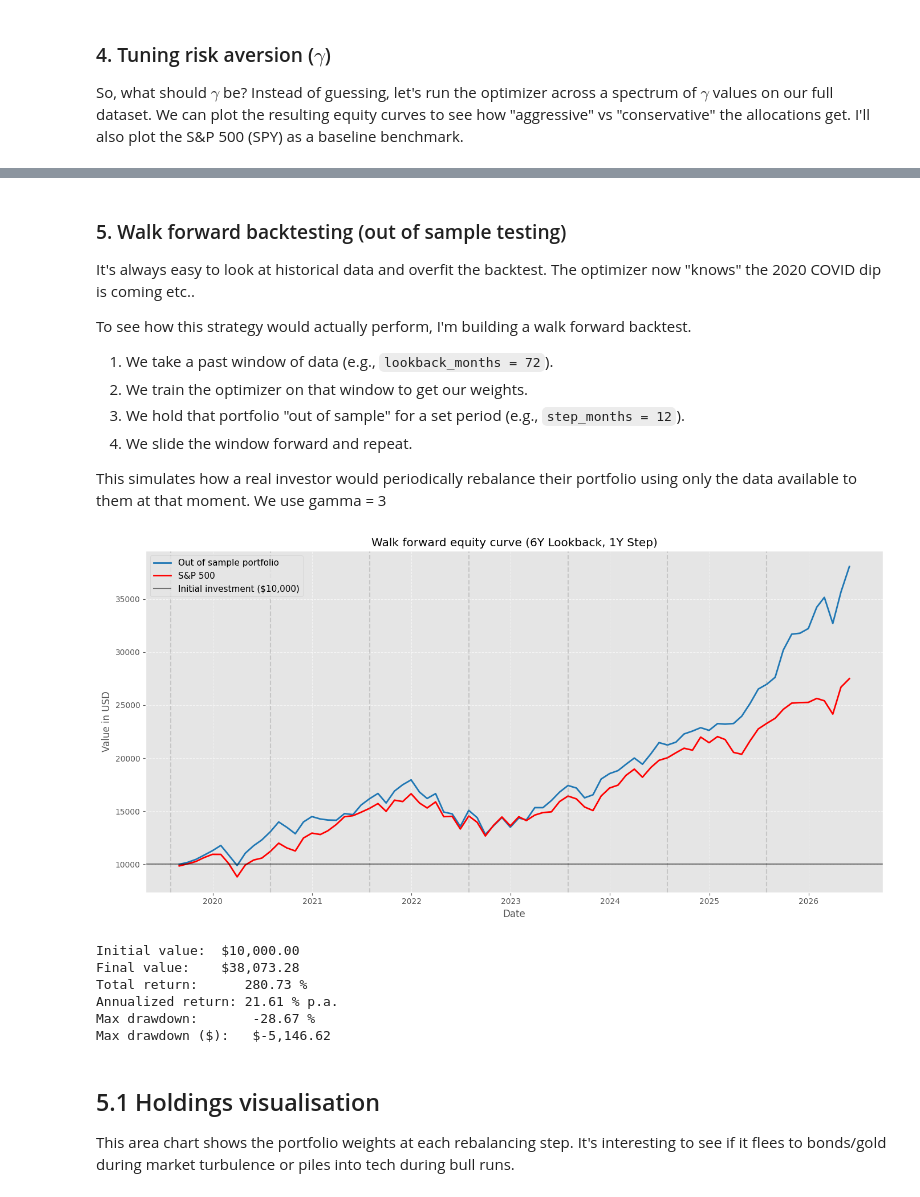
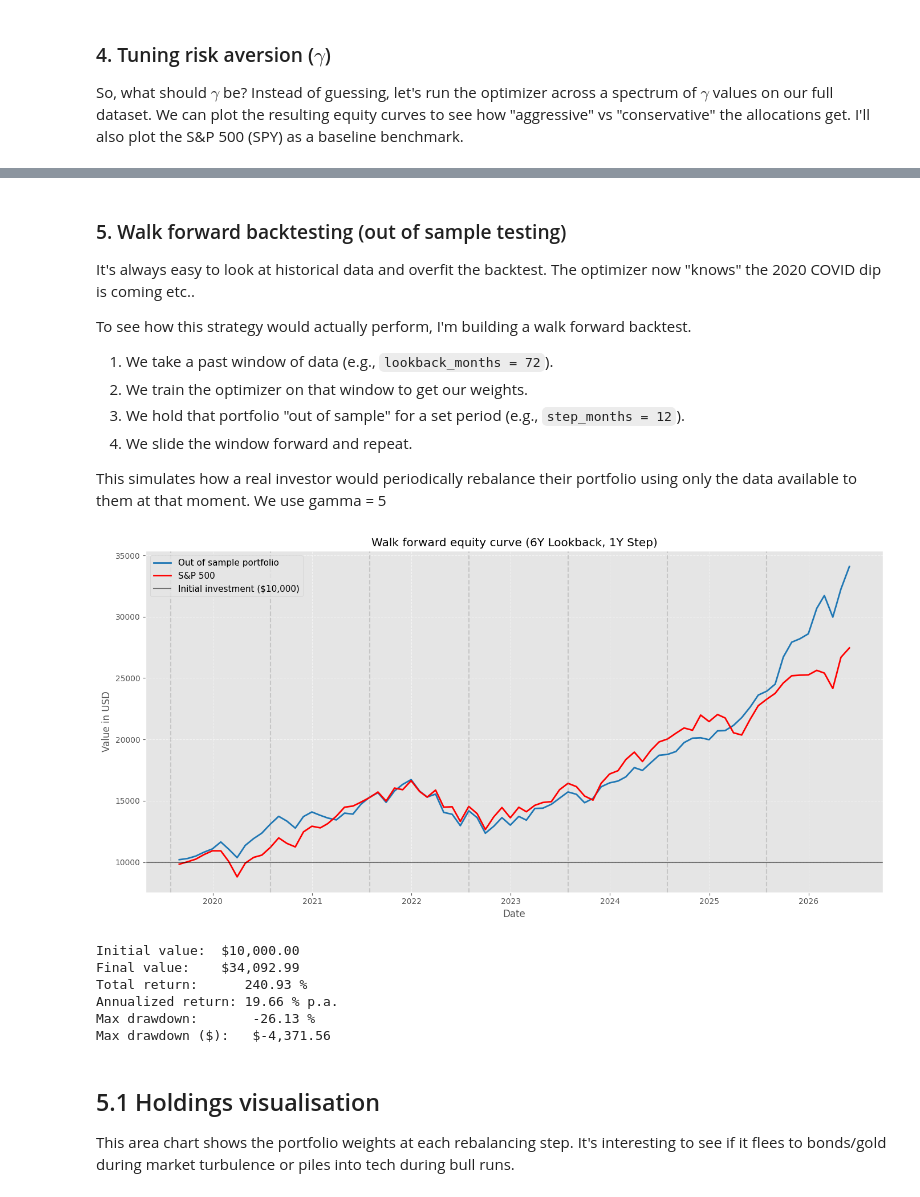
Before and after one commit to JanMatyas57/portfolio_optimization, a Jupyter notebook: portolio_alocation.ipynb, the cells around one changed output, grey strips where cells are left out. Drawn from its saved outputs; the diff is of its cells as text; code cells hidden in the pictures.

```diff
--- a/portolio_alocation.ipynb
+++ b/portolio_alocation.ipynb
@@ -407,7 +407,7 @@ To see how this strategy would actually perform, I'm building a walk forward bac
 3. We hold that portfolio "out of sample" for a set period (e.g., `step_months = 12`).
 4. We slide the window forward and repeat.
 
-This simulates how a real investor would periodically rebalance their portfolio using only the data available to them at that moment. We use gamma = 3
+This simulates how a real investor would periodically rebalance their portfolio using only the data available to them at that moment. We use gamma = 5
 # %%
 
 lookback_months = 72
@@ -437,7 +437,7 @@ for start_idx in range(0, total_months - lookback_months, step_months):
 
     rebalance_date = train_data.index[-1]
 
-    weights = get_optimal_weights(train_data, gamma=3)
+    weights = get_optimal_weights(train_data, gamma=5)
 
     #saving for later
     rebalance_records.append(pd.Series(weights, index=monthly_returns.columns, name=rebalance_date))
@@ -469,40 +469,40 @@ for r_date in [record.name for record in rebalance_records]:
 
 plt.axhline(y=initial_investment, color='black', linestyle='-', alpha=0.5, label='Initial investment ($10,000)')
 
 
 plt.title(f'Walk forward equity curve ({lookback_months // 12}Y Lookback, 1Y Step)')
 plt.xlabel('Date', fontsize=12)
 plt.ylabel('Value in USD', fontsize=12)
 plt.grid(True, linestyle='--', alpha=0.6)
 plt.legend(loc='upper left', fontsize=11)
 plt.tight_layout()
 
 plt.show()
 
 
 final_value = equity_curve.iloc[-1]
 total_return_pct = ((final_value / initial_investment) - 1) * 100
 annualized_return = ((final_value / initial_investment) ** (1 / (len(oos_series) / 12)) - 1) * 100
 peak = equity_curve.cummax()
 drawdown = (equity_curve - peak) / peak
 
 max_drawdown_pct = drawdown.min() * 100
 max_drawdown_value = (equity_curve - peak).min()
 
 print(f"Initial value:  ${initial_investment:,.2f}")
 print(f"Final value:    ${final_value:,.2f}")
 print(f"Total return:      {total_return_pct:.2f} %")
 print(f"Annualized return: {annualized_return:.2f} % p.a.")
 print(f"Max drawdown:       {max_drawdown_pct:.2f} %")
 print(f"Max drawdown ($):   ${max_drawdown_value:,.2f}")
 # %% [output]
-[figure, old version]
+[figure, new version]
 Initial value:  $10,000.00
-Final value:    $38,073.28
-Total return:      280.73 %
-Annualized return: 21.61 % p.a.
-Max drawdown:       -28.67 %
-Max drawdown ($):   $-5,146.62
+Final value:    $34,092.99
+Total return:      240.93 %
+Annualized return: 19.66 % p.a.
+Max drawdown:       -26.13 %
+Max drawdown ($):   $-4,371.56
 # %% [markdown]
 ## 5.1 Holdings visualisation
 This area chart shows the portfolio weights at each rebalancing step. It's interesting to see if it flees to bonds/gold during market turbulence or piles into tech during bull runs.
```
Also changed, not shown: parts of 6 cells of this notebook.
